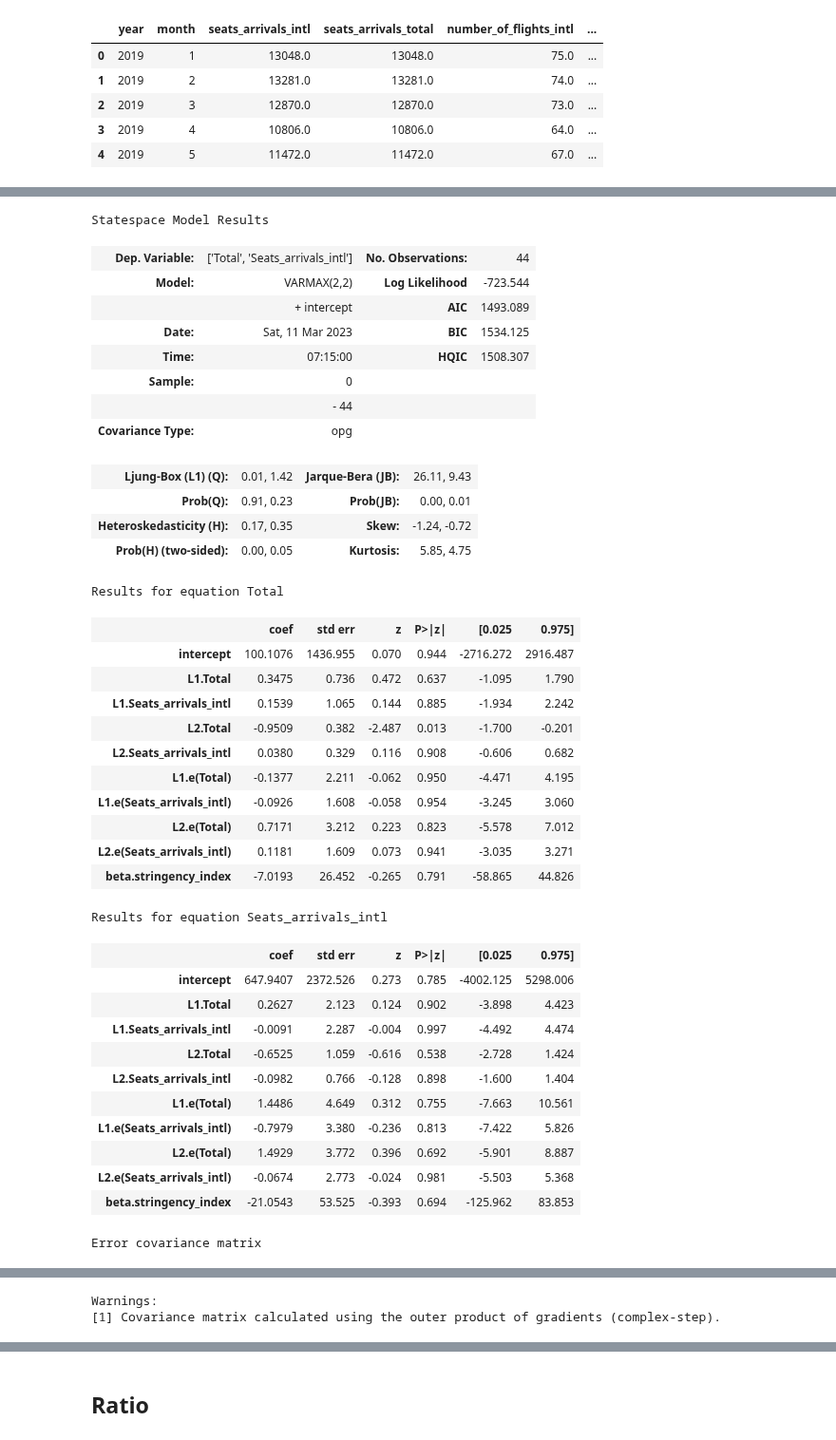
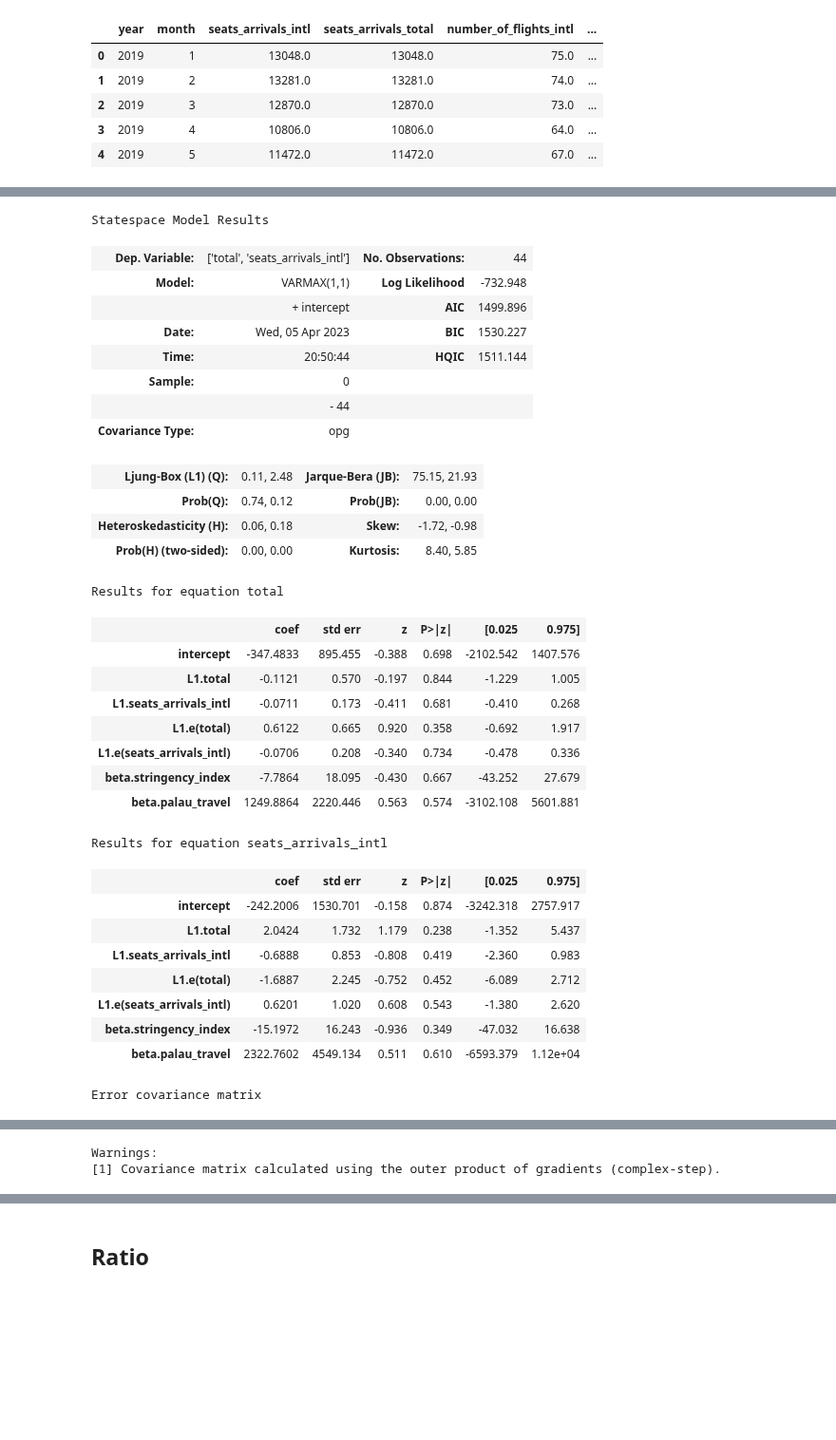
Before and after one commit to worldbank/pacific-observatory, a Jupyter notebook: scripts/notebooks/Tourism/modelling/palau(demo).ipynb, the cells around one changed output, grey strips where cells are left out. Shown at 95% size. Cells and saved outputs as stored; diff of their text form; code cells hidden in the pictures; blank space fills up the shorter version.

Commit message:
update model evaluation metrics.

```diff
--- a/scripts/notebooks/Tourism/modelling/palau(demo).ipynb
+++ b/scripts/notebooks/Tourism/modelling/palau(demo).ipynb
@@ -74,10 +88,12 @@ oceania_index.head(5)
 # %%
 palau = pd.read_csv(filepaths[-1]).drop("Unnamed: 0", axis=1)
 palau["Date"] = pd.to_datetime(palau["Date"])
-palau = (palau.merge(oceania_index, how="left", left_on="Date", right_on="date")
-         .drop("date", axis=1)
+palau = (palau.merge(gt[["date", "palau travel"]], left_on="Date", right_on="date")
+         .merge(oceania_index, how="left", on="date")
+              .drop("date", axis=1)
          .fillna(0)
-         .rename({"stringency_index": "covid"}, axis=1))
+         .rename({"stringency_index": "covid",
+                  "palau travel": "palau_travel"}, axis=1))
 palau.to_csv(modeldir + "palau_for_utsa.csv", encoding="utf-8")
 palau.head(5)
 # %% [output]
@@ -103,7 +137,7 @@ $$y = \log\left(\frac{x-a}{b-x}\right)$$
 and Inverse Transformation is:
 $$ x  = \frac{(b-a)e^y}{1+e^y} + a $$
 # %%
-ps = SARIMAXPipeline(data=palau, y_var="Total", exog_var="covid", transform_method="scaledlogit")
+ps = SARIMAXPipeline(data=palau, y_var="Total", exog_var=["covid", "palau_travel"], transform_method="scaledlogit")
 ps.transform()
 # %% [output]
 training size : 165, testing size : 19
@@ -254,7 +288,7 @@ ps.comp
 # %% [markdown]
 ### Best Logit Scaled Model
 # %%
-best_ps = ps_msres[0][0]
+best_ps = ps_msres[1][0]
 best_ps.save(filedir + "best_scaled.pkl")
 best_ps_mod = ps.get_prediction_df(
     best_ps, 19, ps.exog[-ps.test_size:])
@@ -424,12 +475,14 @@ Text(0.5, 1.0, "Palau's Visitor Arrivals")
 # %% [markdown]
 ## VARMAX
 # %%
-palau_merged = pd.read_csv(filepaths[0]).drop("Unnamed: 0", axis=1)
+palau_merged = pd.read_csv(filepaths[0]).drop(["Unnamed: 0", "Date"], axis=1)
 palau_merged["date"] = [str(year) + '-' + str(month)
                         for year, month in zip(palau_merged.Year, palau_merged.Month)]
 palau_merged["date"] = pd.to_datetime(palau_merged["date"])
-palau_merged = palau_merged.merge(oceania_index, how="left", on="date").drop([
-    "year", "month"], axis=1).fillna(0)
+palau_merged = (palau_merged.merge(oceania_index, how="left", on="date")
+                .merge(gt.iloc[:, [0, -3, -2, -1]], how="left", on="date")
+                .drop(["year", "month"], axis=1)
+                .fillna(0))
 palau_merged.head(5)
 # %% [output]
 |  | Year | Month | Seats_arrivals_intl | Seats_arrivals_total | Number_of_flights_intl | ... |
@@ -551,45 +599,39 @@ for a, b in enumerate(pg):
 # %%
-varma = VARMAX(endog=palau_diff[["Total", "Seats_arrivals_intl"]],
-               exog=palau_merged["stringency_index"][1:], order=(2, 2), tr="ct")
+varma = VARMAX(endog=palau_diff[["total", "seats_arrivals_intl"]],
+               exog=palau_merged[["stringency_index", "palau_travel"]][1:], order=(1, 1), tr="n")
 varma_res = varma.fit(disp=False)
 varma_res.summary()
 # %% [output]
 Statespace Model Results
-| Dep. Variable: | ['Total', 'Seats_arrivals_intl'] | No. Observations: | 44 |
-| Model: | VARMAX(2,2) | Log Likelihood | -723.544 |
-|  | + intercept | AIC | 1493.089 |
-| Date: | Sat, 11 Mar 2023 | BIC | 1534.125 |
-| Time: | 07:15:00 | HQIC | 1508.307 |
+| Dep. Variable: | ['total', 'seats_arrivals_intl'] | No. Observations: | 44 |
+| Model: | VARMAX(1,1) | Log Likelihood | -732.948 |
+|  | + intercept | AIC | 1499.896 |
+| Date: | Wed, 05 Apr 2023 | BIC | 1530.227 |
+| Time: | 20:50:44 | HQIC | 1511.144 |
 | Sample: | 0 |  |  |
 |  | - 44 |  |  |
 | Covariance Type: | opg |  |  |
-| Ljung-Box (L1) (Q): | 0.01, 1.42 | Jarque-Bera (JB): | 26.11, 9.43 |
-| Prob(Q): | 0.91, 0.23 | Prob(JB): | 0.00, 0.01 |
-| Heteroskedasticity (H): | 0.17, 0.35 | Skew: | -1.24, -0.72 |
-| Prob(H) (two-sided): | 0.00, 0.05 | Kurtosis: | 5.85, 4.75 |
+| Ljung-Box (L1) (Q): | 0.11, 2.48 | Jarque-Bera (JB): | 75.15, 21.93 |
+| Prob(Q): | 0.74, 0.12 | Prob(JB): | 0.00, 0.00 |
+| Heteroskedasticity (H): | 0.06, 0.18 | Skew: | -1.72, -0.98 |
+| Prob(H) (two-sided): | 0.00, 0.00 | Kurtosis: | 8.40, 5.85 |
-Results for equation Total
+Results for equation total
 |  | coef | std err | z | P>|z| | [0.025 | 0.975] |
-| intercept | 100.1076 | 1436.955 | 0.070 | 0.944 | -2716.272 | 2916.487 |
-| L1.Total | 0.3475 | 0.736 | 0.472 | 0.637 | -1.095 | 1.790 |
-| L1.Seats_arrivals_intl | 0.1539 | 1.065 | 0.144 | 0.885 | -1.934 | 2.242 |
-| L2.Total | -0.9509 | 0.382 | -2.487 | 0.013 | -1.700 | -0.201 |
-| L2.Seats_arrivals_intl | 0.0380 | 0.329 | 0.116 | 0.908 | -0.606 | 0.682 |
-| L1.e(Total) | -0.1377 | 2.211 | -0.062 | 0.950 | -4.471 | 4.195 |
-| L1.e(Seats_arrivals_intl) | -0.0926 | 1.608 | -0.058 | 0.954 | -3.245 | 3.060 |
-| L2.e(Total) | 0.7171 | 3.212 | 0.223 | 0.823 | -5.578 | 7.012 |
-| L2.e(Seats_arrivals_intl) | 0.1181 | 1.609 | 0.073 | 0.941 | -3.035 | 3.271 |
-| beta.stringency_index | -7.0193 | 26.452 | -0.265 | 0.791 | -58.865 | 44.826 |
+| intercept | -347.4833 | 895.455 | -0.388 | 0.698 | -2102.542 | 1407.576 |
+| L1.total | -0.1121 | 0.570 | -0.197 | 0.844 | -1.229 | 1.005 |
+| L1.seats_arrivals_intl | -0.0711 | 0.173 | -0.411 | 0.681 | -0.410 | 0.268 |
+| L1.e(total) | 0.6122 | 0.665 | 0.920 | 0.358 | -0.692 | 1.917 |
+| L1.e(seats_arrivals_intl) | -0.0706 | 0.208 | -0.340 | 0.734 | -0.478 | 0.336 |
+| beta.stringency_index | -7.7864 | 18.095 | -0.430 | 0.667 | -43.252 | 27.679 |
+| beta.palau_travel | 1249.8864 | 2220.446 | 0.563 | 0.574 | -3102.108 | 5601.881 |
-Results for equation Seats_arrivals_intl
+Results for equation seats_arrivals_intl
 |  | coef | std err | z | P>|z| | [0.025 | 0.975] |
-| intercept | 647.9407 | 2372.526 | 0.273 | 0.785 | -4002.125 | 5298.006 |
-| L1.Total | 0.2627 | 2.123 | 0.124 | 0.902 | -3.898 | 4.423 |
-| L1.Seats_arrivals_intl | -0.0091 | 2.287 | -0.004 | 0.997 | -4.492 | 4.474 |
-| L2.Total | -0.6525 | 1.059 | -0.616 | 0.538 | -2.728 | 1.424 |
-| L2.Seats_arrivals_intl | -0.0982 | 0.766 | -0.128 | 0.898 | -1.600 | 1.404 |
-| L1.e(Total) | 1.4486 | 4.649 | 0.312 | 0.755 | -7.663 | 10.561 |
-| L1.e(Seats_arrivals_intl) | -0.7979 | 3.380 | -0.236 | 0.813 | -7.422 | 5.826 |
-| L2.e(Total) | 1.4929 | 3.772 | 0.396 | 0.692 | -5.901 | 8.887 |
-| L2.e(Seats_arrivals_intl) | -0.0674 | 2.773 | -0.024 | 0.981 | -5.503 | 5.368 |
-| beta.stringency_index | -21.0543 | 53.525 | -0.393 | 0.694 | -125.962 | 83.853 |
+| intercept | -242.2006 | 1530.701 | -0.158 | 0.874 | -3242.318 | 2757.917 |
+| L1.total | 2.0424 | 1.732 | 1.179 | 0.238 | -1.352 | 5.437 |
+| L1.seats_arrivals_intl | -0.6888 | 0.853 | -0.808 | 0.419 | -2.360 | 0.983 |
+| L1.e(total) | -1.6887 | 2.245 | -0.752 | 0.452 | -6.089 | 2.712 |
+| L1.e(seats_arrivals_intl) | 0.6201 | 1.020 | 0.608 | 0.543 | -1.380 | 2.620 |
+| beta.stringency_index | -15.1972 | 16.243 | -0.936 | 0.349 | -47.032 | 16.638 |
+| beta.palau_travel | 2322.7602 | 4549.134 | 0.511 | 0.610 | -6593.379 | 1.12e+04 |
 Error covariance matrix
 |  | coef | std err | z | P>|z| | [0.025 | 0.975] |
```
Also changed, not shown: parts of 31 cells of this notebook, 7 other files.
